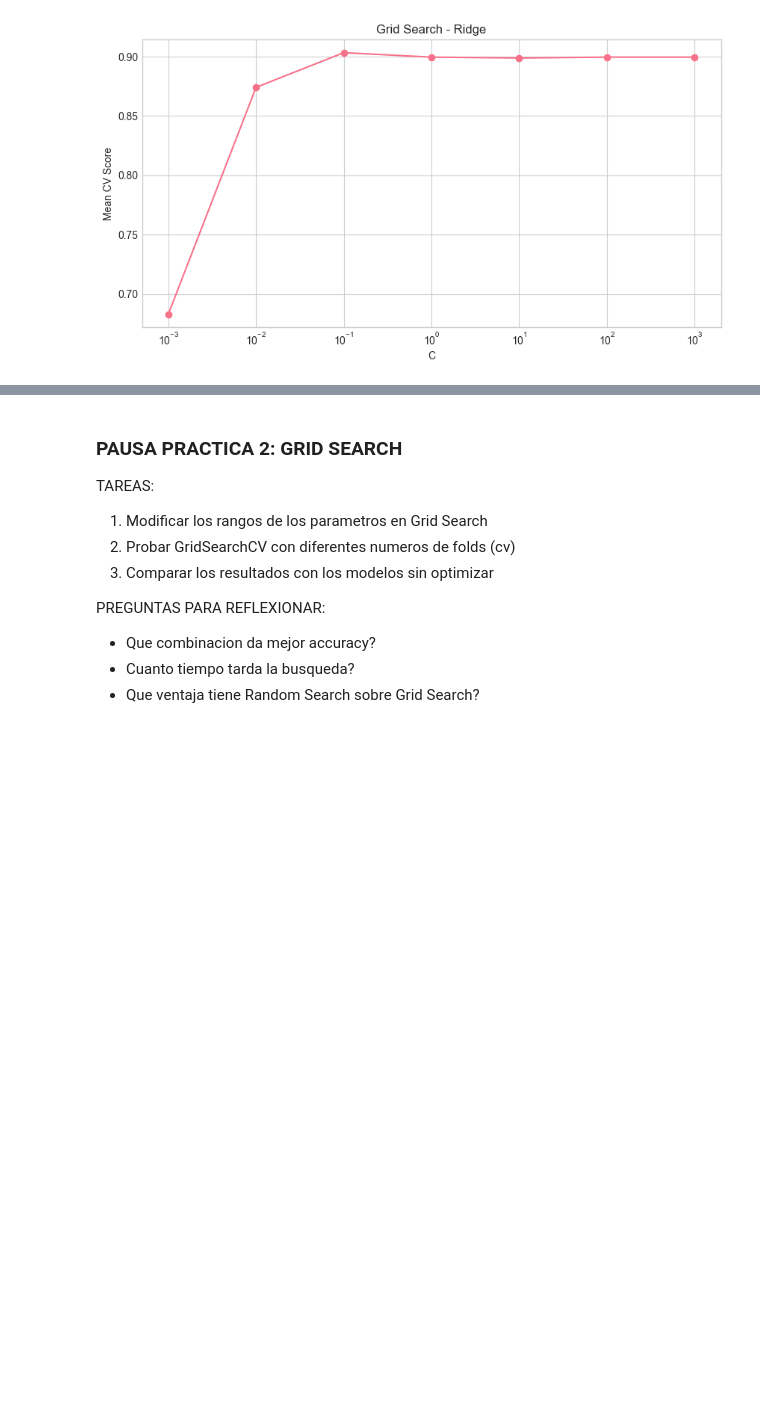
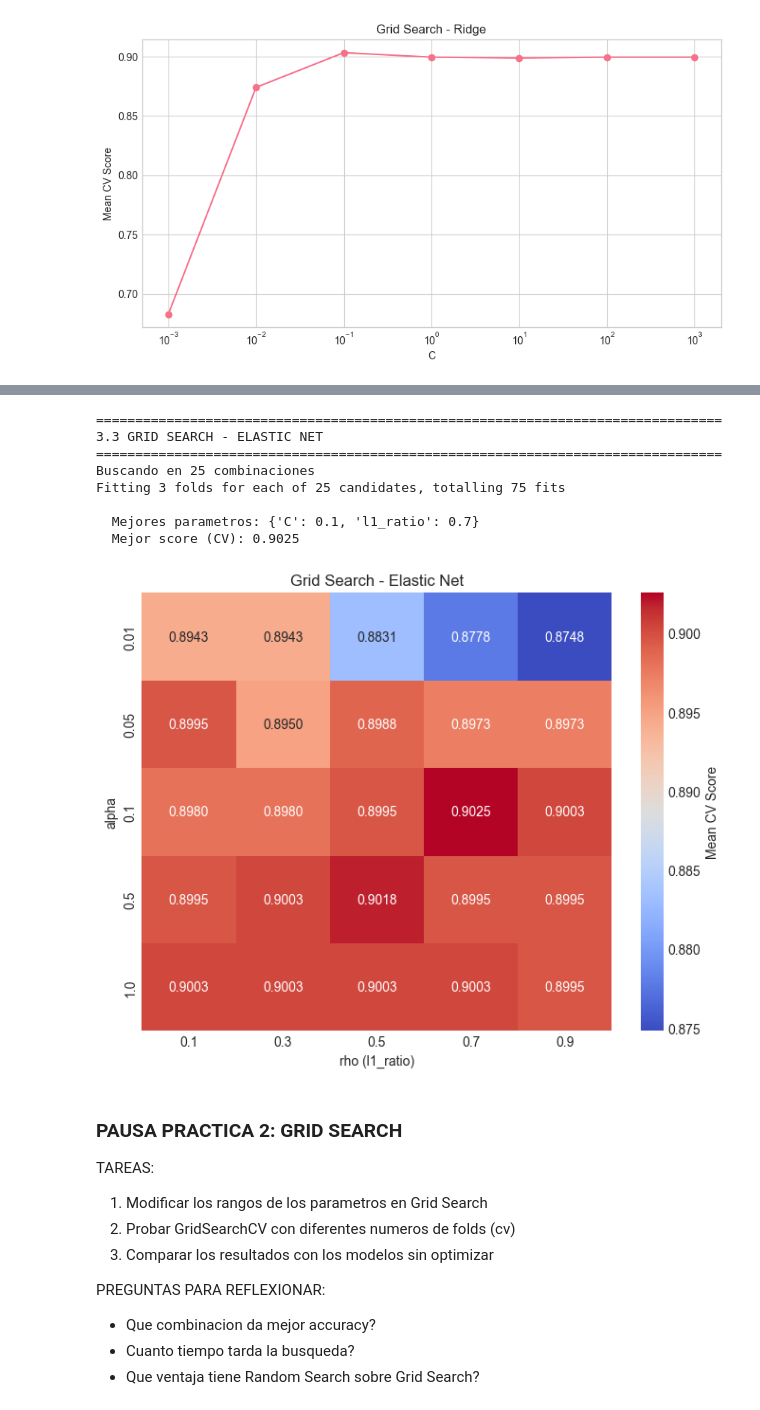
Before and after one commit to diegostaPy/cursoIA2026, a Jupyter notebook: Semana_04/Clase5V.ipynb, the cells around one changed output, grey strips where cells are left out. Saved outputs shown, nothing was run; the diff lists cells and outputs as text; code cells hidden in the pictures; blank space fills up the shorter version.

```diff
--- a/Semana_04/Clase5V.ipynb
+++ b/Semana_04/Clase5V.ipynb
@@ -615,41 +625,51 @@ print("3.3 GRID SEARCH - ELASTIC NET")
 print("="*80)
 
 param_grid_elastic = {
-    'alpha': [0.01, 0.05, 0.1, 0.5, 1],
+'C': [0.01, 0.05, 0.1, 0.5, 1],
     'l1_ratio': [0.1, 0.3, 0.5, 0.7, 0.9]
 }
 
-n_combinations = len(param_grid_elastic['alpha']) * len(param_grid_elastic['l1_ratio'])
+n_combinations = len(param_grid_elastic['C']) * len(param_grid_elastic['l1_ratio'])
 print(f"Buscando en {n_combinations} combinaciones")
 
 grid_elastic = GridSearchCV(
-    ElasticNet(max_iter=10000),
+    LogisticRegression(penalty='elasticnet', solver='saga', max_iter=10000),
     param_grid_elastic,
     cv=3,
     scoring='accuracy',
     n_jobs=-1,
     verbose=1
 )
 grid_elastic.fit(X_train_scaled, y_train)
 
 print(f"\n  Mejores parametros: {grid_elastic.best_params_}")
 print(f"  Mejor score (CV): {grid_elastic.best_score_:.4f}")
-print(f"  Test score: {grid_elastic.score(X_test_scaled, y_test):.4f}")
+#print(f"  Test score: {grid_elastic.score(X_test_scaled, y_test):.4f}")
 
 # Visualizacion: Heatmap de resultados
 results_elastic = pd.DataFrame(grid_elastic.cv_results_)
 pivot_elastic = results_elastic.pivot_table(
-    index='param_alpha',
+    index='param_C',
     columns='param_l1_ratio',
     values='mean_test_score'
 )
 
 plt.figure(figsize=(8, 6))
 sns.heatmap(pivot_elastic, annot=True, cmap='coolwarm', fmt='.4f', cbar_kws={'label': 'Mean CV Score'})
 plt.title('Grid Search - Elastic Net')
 plt.xlabel('rho (l1_ratio)')
 plt.ylabel('alpha')
 plt.show()
+# %% [output]
+================================================================================
+3.3 GRID SEARCH - ELASTIC NET
+================================================================================
+Buscando en 25 combinaciones
+Fitting 3 folds for each of 25 candidates, totalling 75 fits
+
+  Mejores parametros: {'C': 0.1, 'l1_ratio': 0.7}
+  Mejor score (CV): 0.9025
+[figure, added]
 # %% [markdown]
 ### PAUSA PRACTICA 2: GRID SEARCH
 
```
Also changed, not shown: parts of 6 cells of this notebook.
